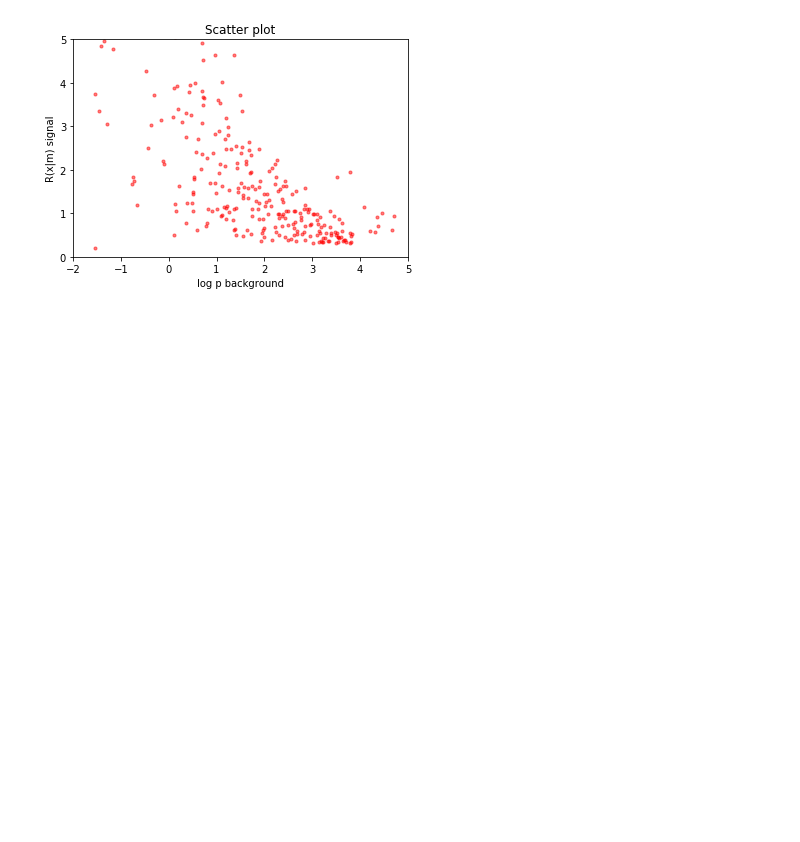
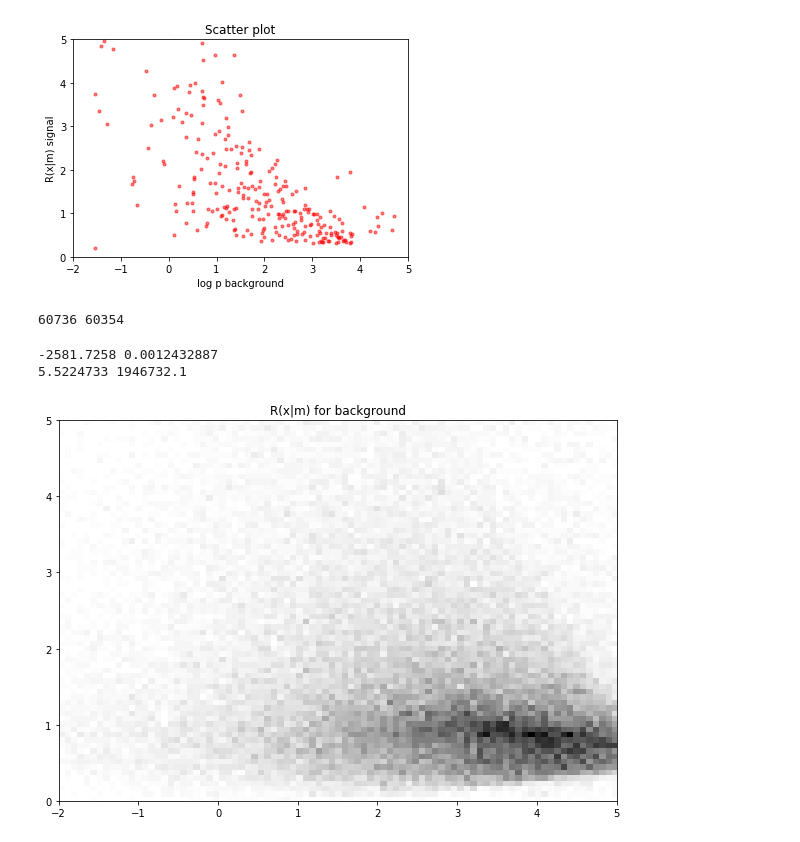
Before and after one commit to ahallin/anode, a Jupyter notebook: plots.ipynb, the cells around one changed output. Cells and saved outputs as stored; diff of their text form; code cells hidden in the pictures; blank space fills up the shorter version.

```diff
--- a/plots.ipynb
+++ b/plots.ipynb
@@ -176,3 +216,3 @@ boxcut_test_actual=np.all(inner_tensor_test_actual_rescaled.numpy()>0.05,axis=1)
 # %%
-np.argwhere(np.isnan(logPbg_actual))
+pfull_nans = np.argwhere(np.isnan(logPfull_actual))
 # %% [output]
@@ -288,3 +340,48 @@ plt.show()
 # %% [output]
 'c' argument looks like a single numeric RGB or RGBA sequence, which should be avoided as value-mapping will have precedence in case its length matches with 'x' & 'y'.  Please use a 2-D array with a s ...
 [figure]
+# %%
+logPbg_No_NaNs = np.delete(pbg_actual,pfull_nans)
+# %%
+rx_bg_No_NaNs = np.delete(rx_bg,pfull_nans)
+rx_bg_No_infs = np.delete(rx_bg_No_NaNs,np.argwhere(np.isinf(rx_bg_No_NaNs)))
+# %%
+print(len(logPbg_No_NaNs),len(rx_bg_No_infs))
+# %% [output]
+60736 60354
+# %%
+print(np.min(logPbg_No_NaNs),np.min(rx_bg_No_infs))
+print(np.max(logPbg_No_NaNs),np.max(rx_bg_No_infs))
+# %% [output]
+-2581.7258 0.0012432887
+5.5224733 1946732.1
+# %%
+import numpy as np
+import matplotlib.pyplot as plt
+
+# Creating dataset
+x = logPbg_No_NaNs[:60354]
+y = rx_bg_No_infs
+
+# Creating bins
+x_min = -2
+x_max = 6
+
+y_min = -1
+y_max = 6
+
+x_bins = np.linspace(x_min, x_max, 100)
+y_bins = np.linspace(y_min, y_max, 100)
+
+fig = plt.subplots(figsize =(10, 7))
+# Creating plot
+plt.hist2d(x, y, bins=[x_bins,y_bins], cmap='binary')
+plt.scatter(xs, ys, s=area, c=(1,0,0), alpha=0.5)
+plt.title("R(x|m) for background")
+plt.xlim(-2,5)
+plt.ylim(0,5)
+
+# show plot
+plt.show()
+# %% [output]
+[figure, added]
```
Also changed, not shown: parts of 6 cells of this notebook.
